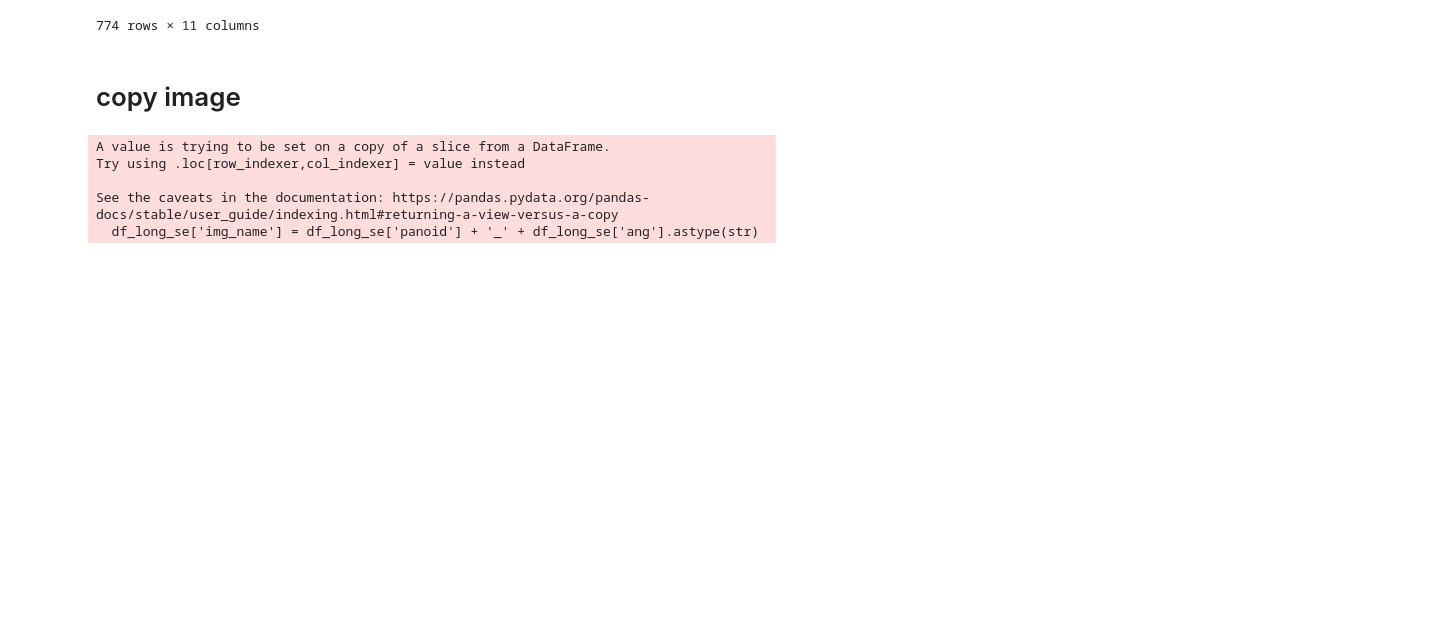
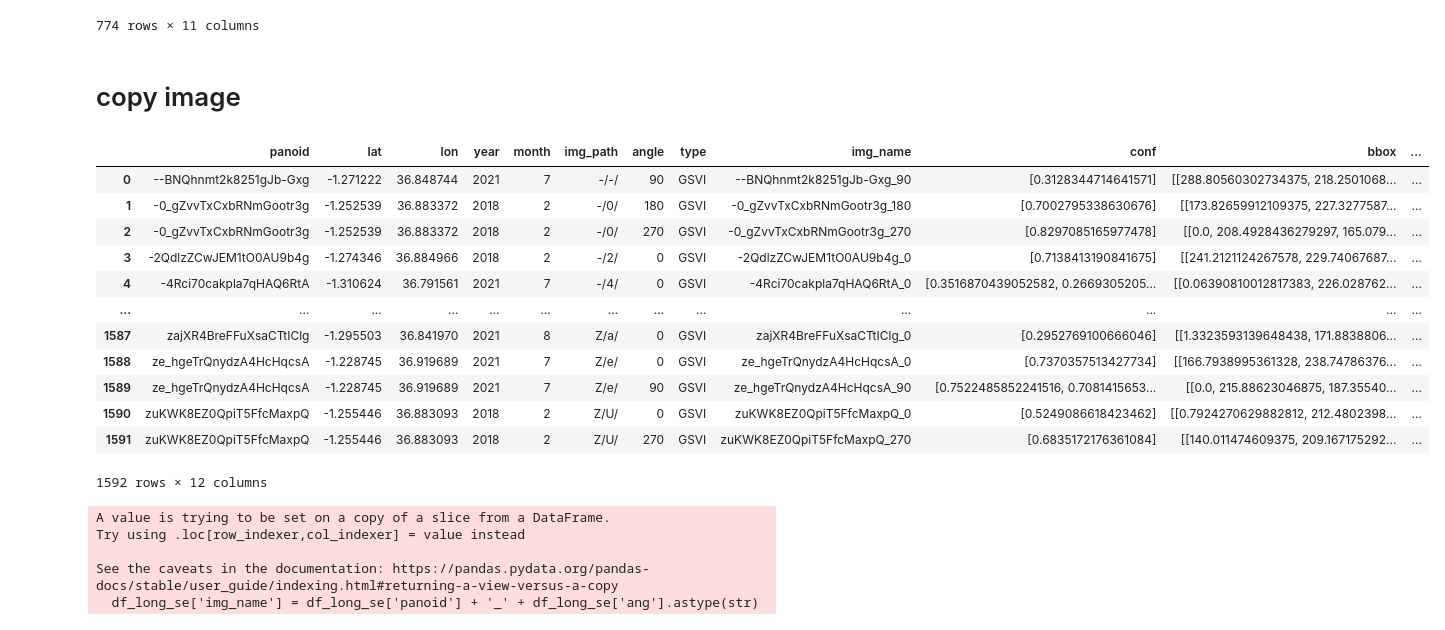
Before and after one commit to wenlanzhang/SVI_Waste, a Jupyter notebook: Analysis/Output_Process.ipynb, the cells around one changed output. Drawn from its saved outputs; the diff is of its cells as text; code cells hidden in the pictures; blank space fills up the shorter version.

```diff
--- a/Analysis/Output_Process.ipynb
+++ b/Analysis/Output_Process.ipynb
@@ -318,6 +320,23 @@ filtered_Self_output
 import os
 import shutil
 import pandas as pd
+# %%
+df_long_se = pd.read_csv('/Users/wenlanzhang/PycharmProjects/SVI_Waste/Data/Output/GSVI/0406/fake_LLM.csv')
+df_long_se
+# %% [output]
+|  | panoid | lat | lon | year | month | img_path | angle | type | img_name | conf | bbox | ... |
+| 0 | --BNQhnmt2k8251gJb-Gxg | -1.271222 | 36.848744 | 2021 | 7 | -/-/ | 90 | GSVI | --BNQhnmt2k8251gJb-Gxg_90 | [0.3128344714641571] | [[288.80560302734375, 218.2501068... | ... |
+| 1 | -0_gZvvTxCxbRNmGootr3g | -1.252539 | 36.883372 | 2018 | 2 | -/0/ | 180 | GSVI | -0_gZvvTxCxbRNmGootr3g_180 | [0.7002795338630676] | [[173.82659912109375, 227.3277587... | ... |
+| 2 | -0_gZvvTxCxbRNmGootr3g | -1.252539 | 36.883372 | 2018 | 2 | -/0/ | 270 | GSVI | -0_gZvvTxCxbRNmGootr3g_270 | [0.8297085165977478] | [[0.0, 208.4928436279297, 165.079... | ... |
+| 3 | -2QdlzZCwJEM1tO0AU9b4g | -1.274346 | 36.884966 | 2018 | 2 | -/2/ | 0 | GSVI | -2QdlzZCwJEM1tO0AU9b4g_0 | [0.7138413190841675] | [[241.2121124267578, 229.74067687... | ... |
+| 4 | -4Rci70cakpla7qHAQ6RtA | -1.310624 | 36.791561 | 2021 | 7 | -/4/ | 0 | GSVI | -4Rci70cakpla7qHAQ6RtA_0 | [0.3516870439052582, 0.2669305205... | [[0.06390810012817383, 226.028762... | ... |
+| ... | ... | ... | ... | ... | ... | ... | ... | ... | ... | ... | ... | ... |
+| 1587 | zajXR4BreFFuXsaCTtIClg | -1.295503 | 36.841970 | 2021 | 8 | Z/a/ | 0 | GSVI | zajXR4BreFFuXsaCTtIClg_0 | [0.2952769100666046] | [[1.3323593139648438, 171.8838806... | ... |
+| 1588 | ze_hgeTrQnydzA4HcHqcsA | -1.228745 | 36.919689 | 2021 | 7 | Z/e/ | 0 | GSVI | ze_hgeTrQnydzA4HcHqcsA_0 | [0.7370357513427734] | [[166.7938995361328, 238.74786376... | ... |
+| 1589 | ze_hgeTrQnydzA4HcHqcsA | -1.228745 | 36.919689 | 2021 | 7 | Z/e/ | 90 | GSVI | ze_hgeTrQnydzA4HcHqcsA_90 | [0.7522485852241516, 0.7081415653... | [[0.0, 215.88623046875, 187.35540... | ... |
+| 1590 | zuKWK8EZ0QpiT5FfcMaxpQ | -1.255446 | 36.883093 | 2018 | 2 | Z/U/ | 0 | GSVI | zuKWK8EZ0QpiT5FfcMaxpQ_0 | [0.5249086618423462] | [[0.7924270629882812, 212.4802398... | ... |
+| 1591 | zuKWK8EZ0QpiT5FfcMaxpQ | -1.255446 | 36.883093 | 2018 | 2 | Z/U/ | 270 | GSVI | zuKWK8EZ0QpiT5FfcMaxpQ_270 | [0.6835172176361084] | [[140.011474609375, 209.167175292... | ... |
+1592 rows × 12 columns
 # %%
 # 应该挪到上面去？ 并且删掉因为已经准备好了
 df_long_se['img_name'] = df_long_se['panoid'] + '_' + df_long_se['ang'].astype(str)
```
Also changed, not shown: parts of 33 cells of this notebook, 24 other files.
